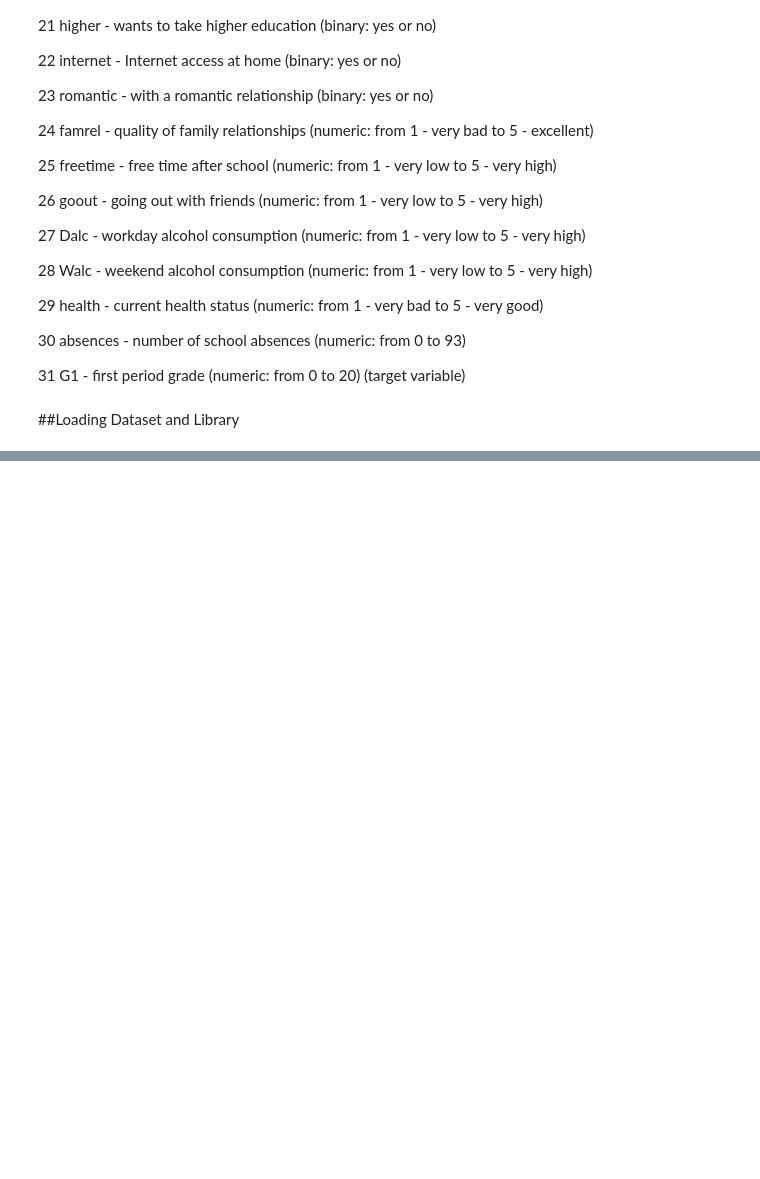
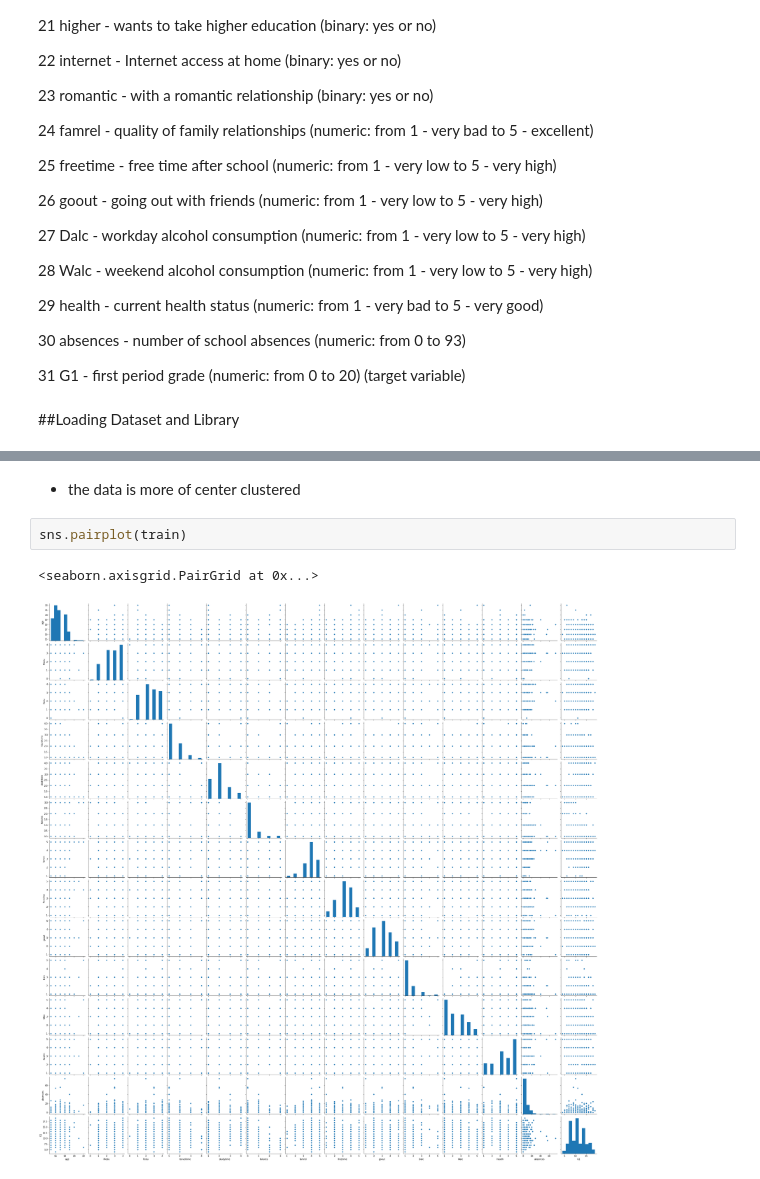
Before and after one commit to hhtnghia321/AdvM---SVM-assignment---Student-Math-Performance, a Jupyter notebook: SVM_Kernel_Method_Assignment.ipynb, the cells around one changed output, grey strips where cells are left out. Drawn from its saved outputs; the diff is of its cells as text; blank space fills up the shorter version.

```diff
--- a/SVM_Kernel_Method_Assignment.ipynb
+++ b/SVM_Kernel_Method_Assignment.ipynb
@@ -101,0 +128,7 @@ data
+# %% [markdown]
+* the data is more of center clustered
+# %%
+sns.pairplot(train)
+# %% [output]
+<seaborn.axisgrid.PairGrid at 0x...>
+[figure, added]
```
Also changed, not shown: parts of 9 cells of this notebook.
